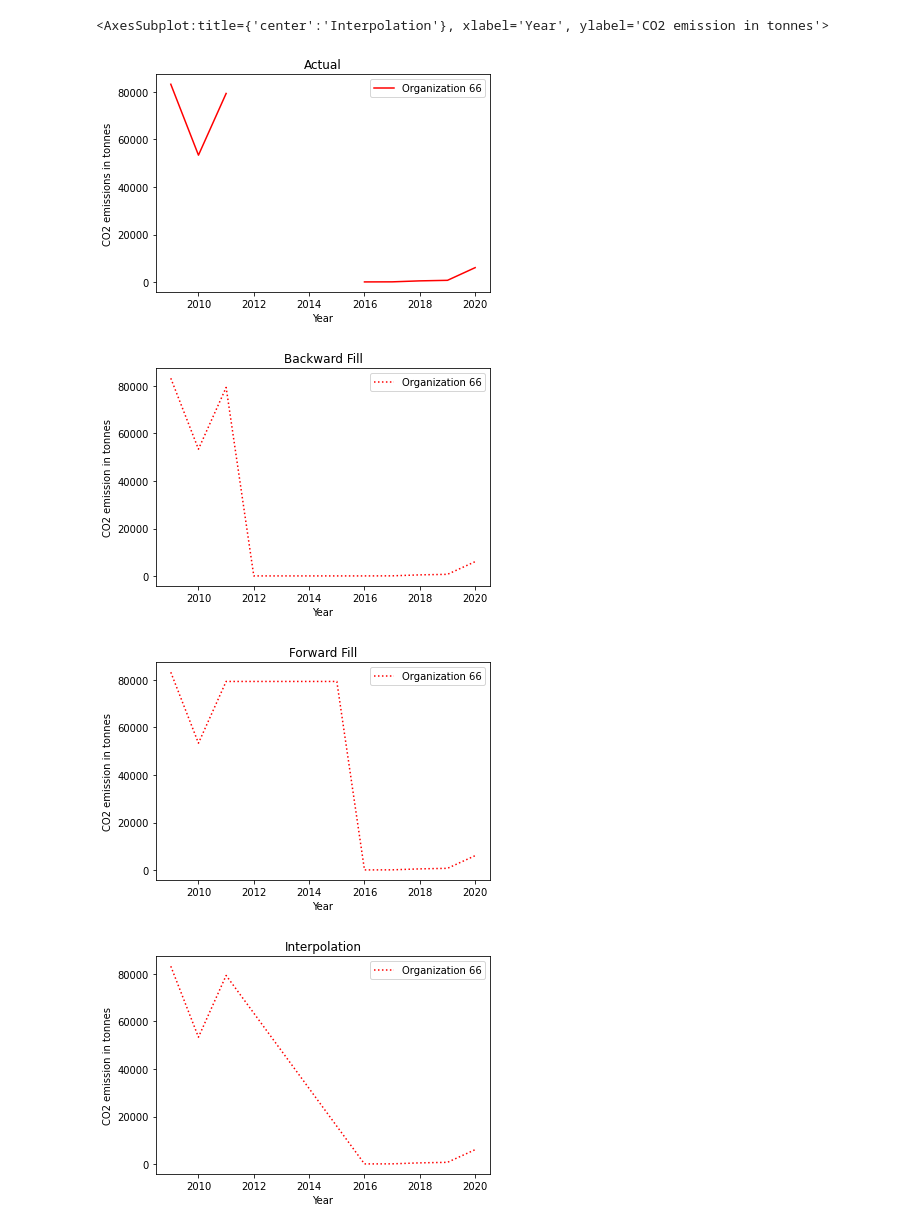
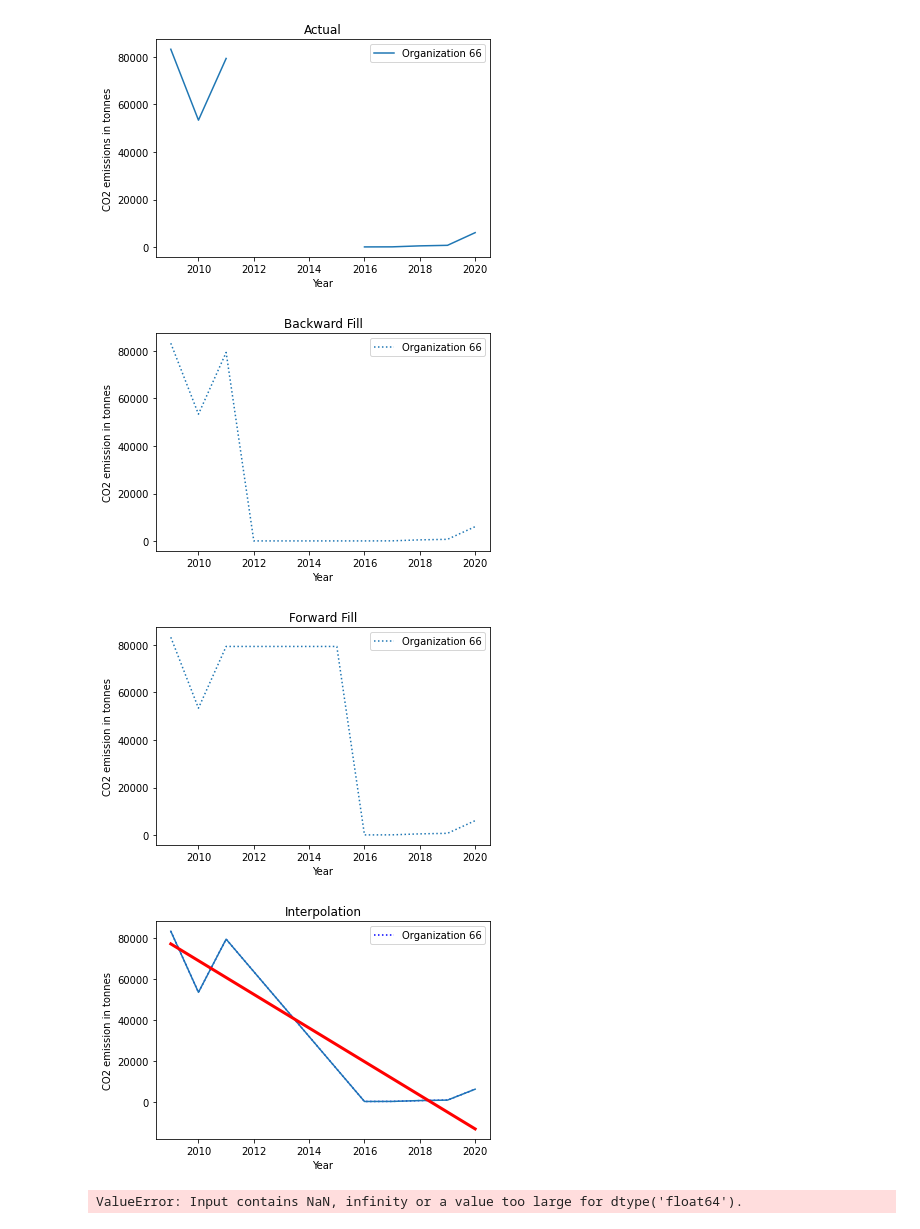
Before and after one commit to knuffelbeer/leren_en_beslissen_public, a Jupyter notebook: company_emissions_preprocessing_missing_values.ipynb, the cells around one changed output. Cells and saved outputs as stored; diff of their text form; code cells hidden in the pictures.

Commit message:
missing values

```diff
--- a/company_emissions_preprocessing_missing_values.ipynb
+++ b/company_emissions_preprocessing_missing_values.ipynb
@@ -103,6 +103,9 @@ from sklearn.metrics import mean_squared_error
 import matplotlib.pyplot as plt
 import numpy as np
 
+scope_values = df3['EmissionDataPoints.CO2EquivalentsEmissionDirectScope1']
+print(scope_values.isnull().sum())
+
 df_numeric = df3.apply(pd.to_numeric, args=('coerce',))
 
 df = df_numeric.sort_values(by='StatementDetails.FinancialPeriodFiscalYear')
@@ -119,23 +122,47 @@ display(emissions_per_company)
 
 #Actual
 emissions_per_company.plot(x = 'StatementDetails.FinancialPeriodFiscalYear',
-        y = 'EmissionDataPoints.CO2EquivalentsEmissionDirectScope1', title='Actual', color='red', xlabel='Year', ylabel='CO2 emissions in tonnes', label='Organization 66')
+        y = 'EmissionDataPoints.CO2EquivalentsEmissionDirectScope1', title='Actual', xlabel='Year', ylabel='CO2 emissions in tonnes', label='Organization 66')
 
 #Backward fill
 df_bf = emissions_per_company.bfill(axis = 0)
 
 df_bf.plot(x = 'StatementDetails.FinancialPeriodFiscalYear',
-        y = 'EmissionDataPoints.CO2EquivalentsEmissionDirectScope1', title='Backward Fill', linestyle='dotted', color='red', xlabel='Year', ylabel='CO2 emission in tonnes', label='Organization 66')
+        y = 'EmissionDataPoints.CO2EquivalentsEmissionDirectScope1', title='Backward Fill', linestyle='dotted', xlabel='Year', ylabel='CO2 emission in tonnes', label='Organization 66')
 
 #Forward fill
 df_ff = emissions_per_company.ffill(axis = 0)
 
 df_ff.plot(x = 'StatementDetails.FinancialPeriodFiscalYear',
-        y = 'EmissionDataPoints.CO2EquivalentsEmissionDirectScope1', title='Forward Fill', linestyle='dotted', color='red', xlabel='Year', ylabel='CO2 emission in tonnes', label='Organization 66')
+        y = 'EmissionDataPoints.CO2EquivalentsEmissionDirectScope1', title='Forward Fill', linestyle='dotted', xlabel='Year', ylabel='CO2 emission in tonnes', label='Organization 66')
 
 #Interpolation
 df_int = emissions_per_company.interpolate(axis = 0)
 
 df_int.plot(x = 'StatementDetails.FinancialPeriodFiscalYear',
-        y = 'EmissionDataPoints.CO2EquivalentsEmissionDirectScope1', title='Interpolation', linestyle='dotted', color='red', xlabel='Year', ylabel='CO2 emission in tonnes', label='Organization 66')
+        y = 'EmissionDataPoints.CO2EquivalentsEmissionDirectScope1', title='Interpolation', color='blue', linestyle='dotted', xlabel='Year', ylabel='CO2 emission in tonnes', label='Organization 66')
+
+from sklearn import linear_model
+
+df_int = df_int.rename(columns={'EmissionDataPoints.CO2EquivalentsEmissionDirectScope1': 'scope', 'StatementDetails.FinancialPeriodFiscalYear': "year"})
+
+y = df_int.scope.values
+x = df_int.year.values
+
+length = len(df_int)
+x = x.reshape(length, 1)
+y = y.reshape(length, 1)
+
+reg = linear_model.LinearRegression()
+reg = reg.fit(x,y)
+
+plt.plot(x,y)
+plt.plot(x, reg.predict(x), color='red', linewidth=3)
+plt.show()
+
+from sklearn import metrics
+
+#MSE
+error = np.round(mean_squared_error(emissions_per_company['EmissionDataPoints.CO2EquivalentsEmissionDirectScope1'], df_int['scope']), 2)
+print(error)
 # %% [output]
@@ -142,18 +170,18 @@ df_int.plot(x = 'StatementDetails.FinancialPeriodFiscalYear',
 |  | organization_id | StatementDetails.FinancialPeriodF... | EmissionDataPoints.CO2Equivalents... |
 | 0 | 66 | 2009 | 83134.00 |
 | 1 | 66 | 2010 | 53354.10 |
 | 2 | 66 | 2011 | 79268.75 |
 | 3 | 66 | 2012 | NaN |
 | 4 | 66 | 2013 | NaN |
 | 5 | 66 | 2014 | NaN |
 | 6 | 66 | 2015 | NaN |
 | 7 | 66 | 2016 | 127.00 |
 | 8 | 66 | 2017 | 156.00 |
 | 9 | 66 | 2018 | 569.00 |
 | 10 | 66 | 2019 | 795.00 |
 | 11 | 66 | 2020 | 6119.00 |
-<AxesSubplot:title={'center':'Interpolation'}, xlabel='Year', ylabel='CO2 emission in tonnes'>
-[figure, old version]
+[figure, new version]
-[figure, old version]
+[figure, new version]
-[figure, old version]
+[figure, new version]
-[figure, old version]
+[figure, new version]
+ValueError: Input contains NaN, infinity or a value too large for dtype('float64').
```
Also changed, not shown: parts of 1 cell of this notebook.
